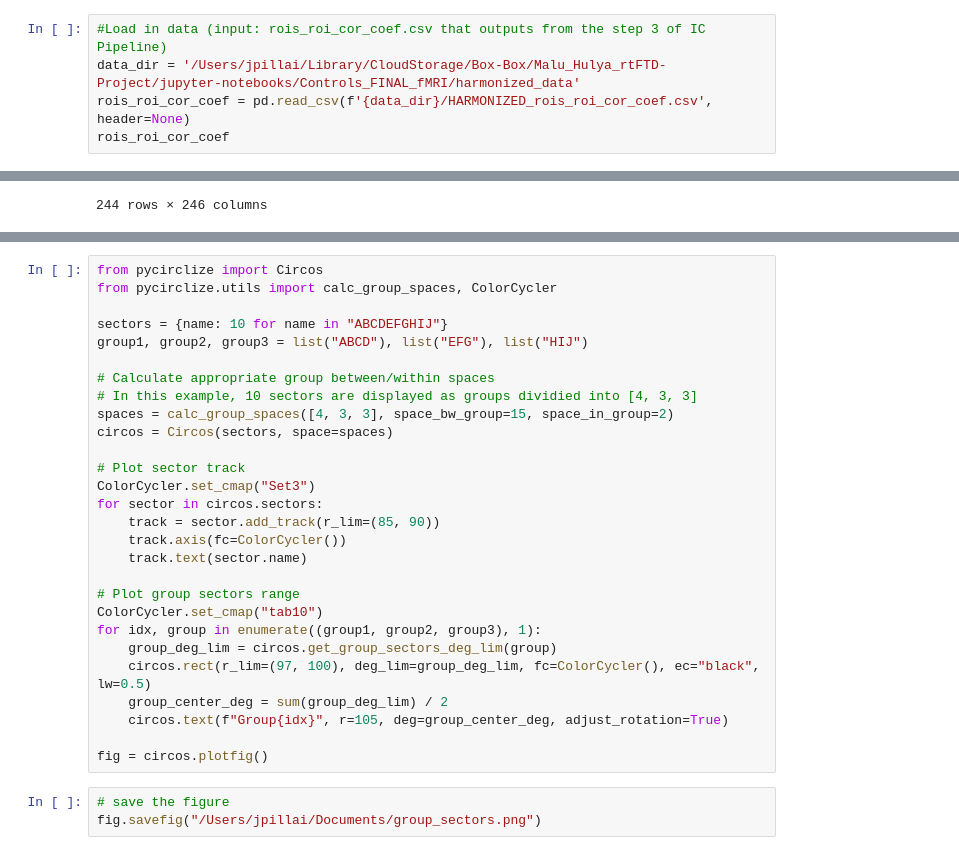
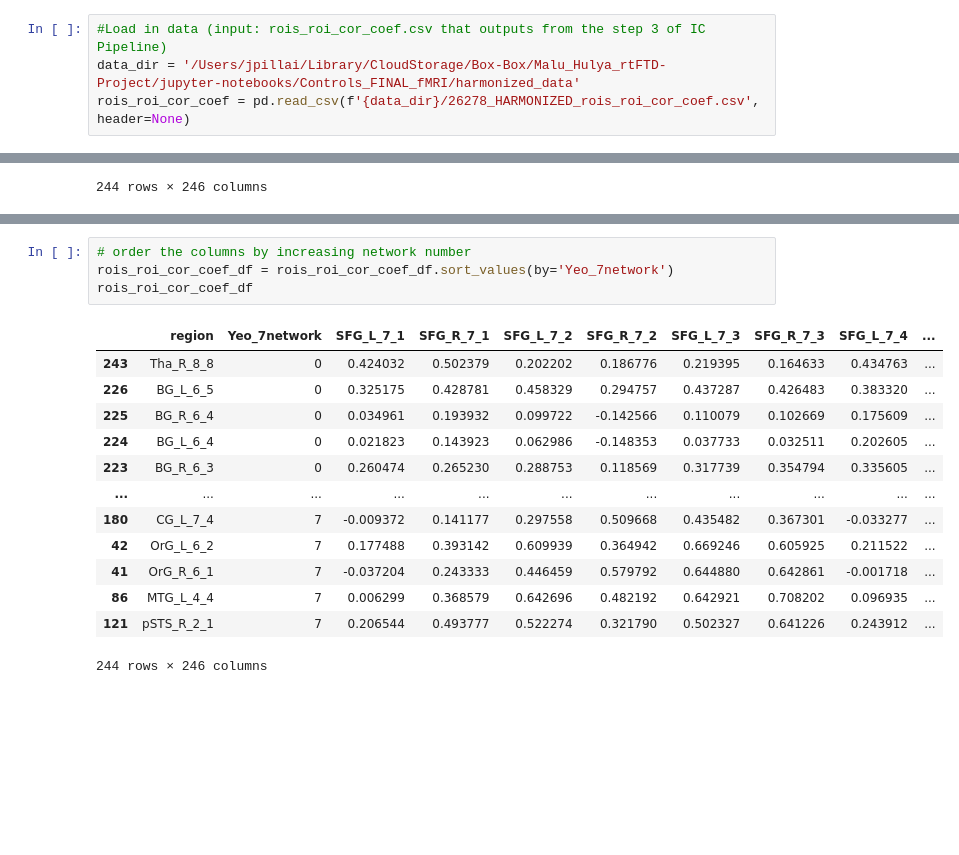
Before and after one commit to NeuroConnV-UCSF/connectiviz, a Jupyter notebook: main_JP.ipynb, the cells around one changed output, grey strips where cells are left out. Cells and saved outputs as stored; diff of their text form; blank space fills up the shorter version.

```diff
--- a/main_JP.ipynb
+++ b/main_JP.ipynb
@@ -159,5 +13,4 @@ plotting.plot_matrix(
 # %%
 #Load in data (input: rois_roi_cor_coef.csv that outputs from the step 3 of IC Pipeline)
 data_dir = '/Users/jpillai/Library/CloudStorage/Box-Box/Malu_Hulya_rtFTD-Project/jupyter-notebooks/Controls_FINAL_fMRI/harmonized_data'
-rois_roi_cor_coef = pd.read_csv(f'{data_dir}/HARMONIZED_rois_roi_cor_coef.csv', header=None)
-rois_roi_cor_coef
+rois_roi_cor_coef = pd.read_csv(f'{data_dir}/26278_HARMONIZED_rois_roi_cor_coef.csv', header=None)
@@ -510,31 +60,18 @@ hv.save(chord, '/Users/jpillai/Documents/chord_network_0.8.html', backend='matpl
-# %%
-from pycirclize import Circos
-from pycirclize.utils import calc_group_spaces, ColorCycler
-
-sectors = {name: 10 for name in "ABCDEFGHIJ"}
-group1, group2, group3 = list("ABCD"), list("EFG"), list("HIJ")
-
-# Calculate appropriate group between/within spaces
-# In this example, 10 sectors are displayed as groups dividied into [4, 3, 3]
-spaces = calc_group_spaces([4, 3, 3], space_bw_group=15, space_in_group=2)
-circos = Circos(sectors, space=spaces)
-
-# Plot sector track
-ColorCycler.set_cmap("Set3")
-for sector in circos.sectors:
-    track = sector.add_track(r_lim=(85, 90))
-    track.axis(fc=ColorCycler())
-    track.text(sector.name)
-
-# Plot group sectors range
-ColorCycler.set_cmap("tab10")
-for idx, group in enumerate((group1, group2, group3), 1):
-    group_deg_lim = circos.get_group_sectors_deg_lim(group)
-    circos.rect(r_lim=(97, 100), deg_lim=group_deg_lim, fc=ColorCycler(), ec="black", lw=0.5)
-    group_center_deg = sum(group_deg_lim) / 2
-    circos.text(f"Group{idx}", r=105, deg=group_center_deg, adjust_rotation=True)
-
-fig = circos.plotfig()
-# %%
-# save the figure
-fig.savefig("/Users/jpillai/Documents/group_sectors.png")
+# %%
+# order the columns by increasing network number
+rois_roi_cor_coef_df = rois_roi_cor_coef_df.sort_values(by='Yeo_7network')
+rois_roi_cor_coef_df
+# %% [output]
+|  | region | Yeo_7network | SFG_L_7_1 | SFG_R_7_1 | SFG_L_7_2 | SFG_R_7_2 | SFG_L_7_3 | SFG_R_7_3 | SFG_L_7_4 | ... |
+| 243 | Tha_R_8_8 | 0 | 0.424032 | 0.502379 | 0.202202 | 0.186776 | 0.219395 | 0.164633 | 0.434763 | ... |
+| 226 | BG_L_6_5 | 0 | 0.325175 | 0.428781 | 0.458329 | 0.294757 | 0.437287 | 0.426483 | 0.383320 | ... |
+| 225 | BG_R_6_4 | 0 | 0.034961 | 0.193932 | 0.099722 | -0.142566 | 0.110079 | 0.102669 | 0.175609 | ... |
+| 224 | BG_L_6_4 | 0 | 0.021823 | 0.143923 | 0.062986 | -0.148353 | 0.037733 | 0.032511 | 0.202605 | ... |
+| 223 | BG_R_6_3 | 0 | 0.260474 | 0.265230 | 0.288753 | 0.118569 | 0.317739 | 0.354794 | 0.335605 | ... |
+| ... | ... | ... | ... | ... | ... | ... | ... | ... | ... | ... |
+| 180 | CG_L_7_4 | 7 | -0.009372 | 0.141177 | 0.297558 | 0.509668 | 0.435482 | 0.367301 | -0.033277 | ... |
+| 42 | OrG_L_6_2 | 7 | 0.177488 | 0.393142 | 0.609939 | 0.364942 | 0.669246 | 0.605925 | 0.211522 | ... |
+| 41 | OrG_R_6_1 | 7 | -0.037204 | 0.243333 | 0.446459 | 0.579792 | 0.644880 | 0.642861 | -0.001718 | ... |
+| 86 | MTG_L_4_4 | 7 | 0.006299 | 0.368579 | 0.642696 | 0.482192 | 0.642921 | 0.708202 | 0.096935 | ... |
+| 121 | pSTS_R_2_1 | 7 | 0.206544 | 0.493777 | 0.522274 | 0.321790 | 0.502327 | 0.641226 | 0.243912 | ... |
+244 rows × 246 columns
```
Also changed, not shown: parts of 49 cells of this notebook.
